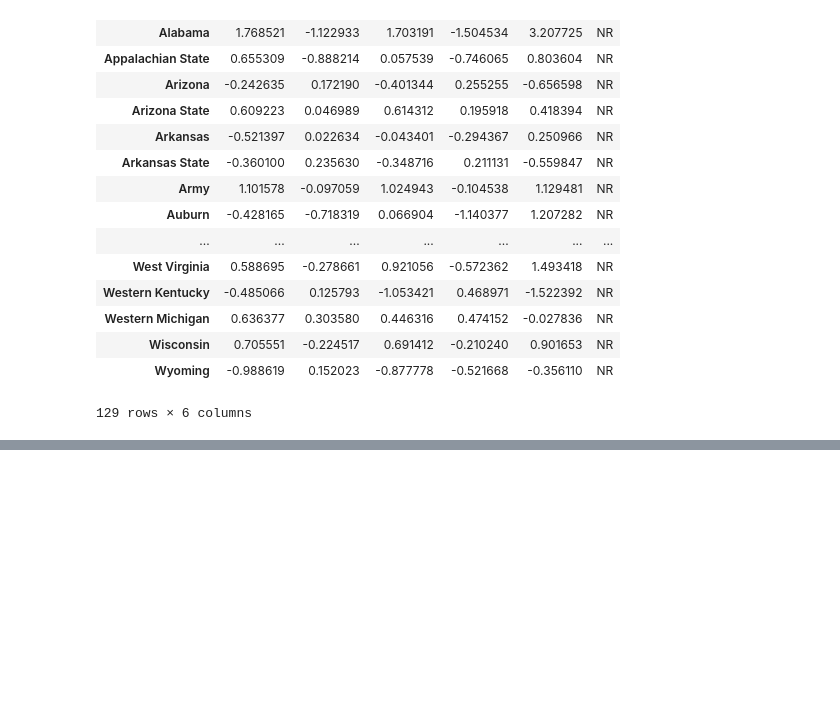
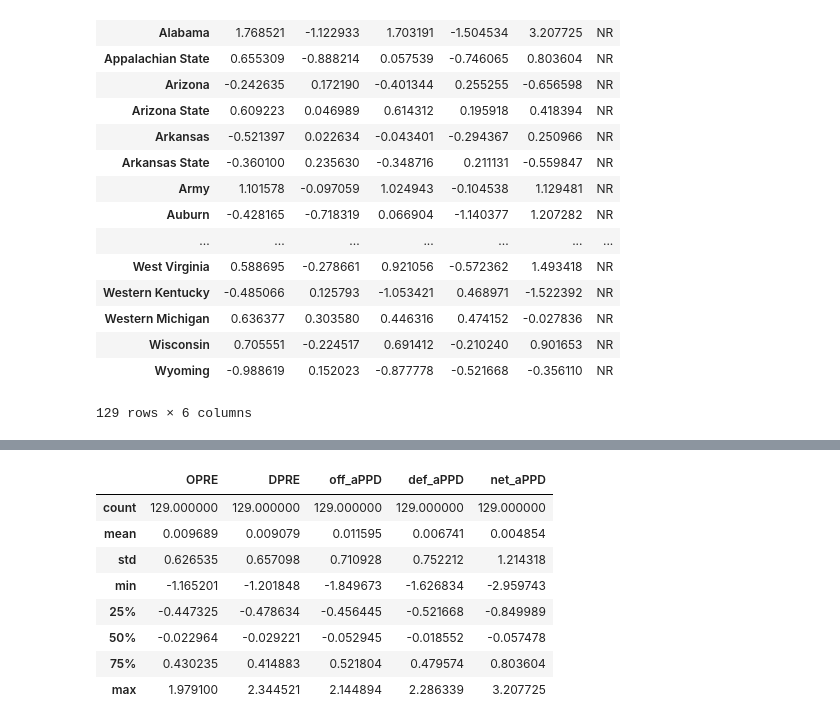
Before and after one commit to zaneddennis/CFB-Analytics, a Jupyter notebook: AdjustedDrives.ipynb, the cells around one changed output, grey strips where cells are left out. Saved outputs shown, nothing was run; the diff lists cells and outputs as text; code cells hidden in the pictures; blank space fills up the shorter version.

```diff
--- a/AdjustedDrives.ipynb
+++ b/AdjustedDrives.ipynb
@@ -385,0 +396,12 @@ teams_df.to_csv("Data/teams_aPPD.tsv", sep="\t")
+# %%
+teams_df.describe()
+# %% [output]
+|  | OPRE | DPRE | off_aPPD | def_aPPD | net_aPPD |
+| count | 129.000000 | 129.000000 | 129.000000 | 129.000000 | 129.000000 |
+| mean | 0.009689 | 0.009079 | 0.011595 | 0.006741 | 0.004854 |
+| std | 0.626535 | 0.657098 | 0.710928 | 0.752212 | 1.214318 |
+| min | -1.165201 | -1.201848 | -1.849673 | -1.626834 | -2.959743 |
+| 25% | -0.447325 | -0.478634 | -0.456445 | -0.521668 | -0.849989 |
+| 50% | -0.022964 | -0.029221 | -0.052945 | -0.018552 | -0.057478 |
+| 75% | 0.430235 | 0.414883 | 0.521804 | 0.479574 | 0.803604 |
+| max | 1.979100 | 2.344521 | 2.144894 | 2.286339 | 3.207725 |
```
Also changed, not shown: parts of 2 cells of this notebook, 4 other files.
